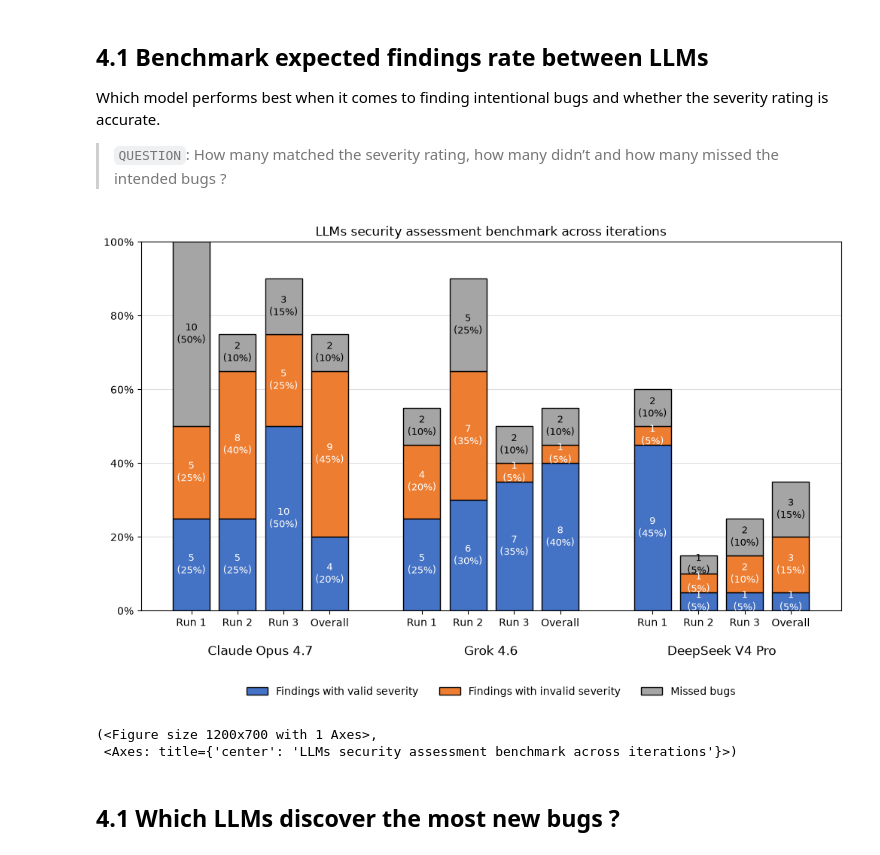
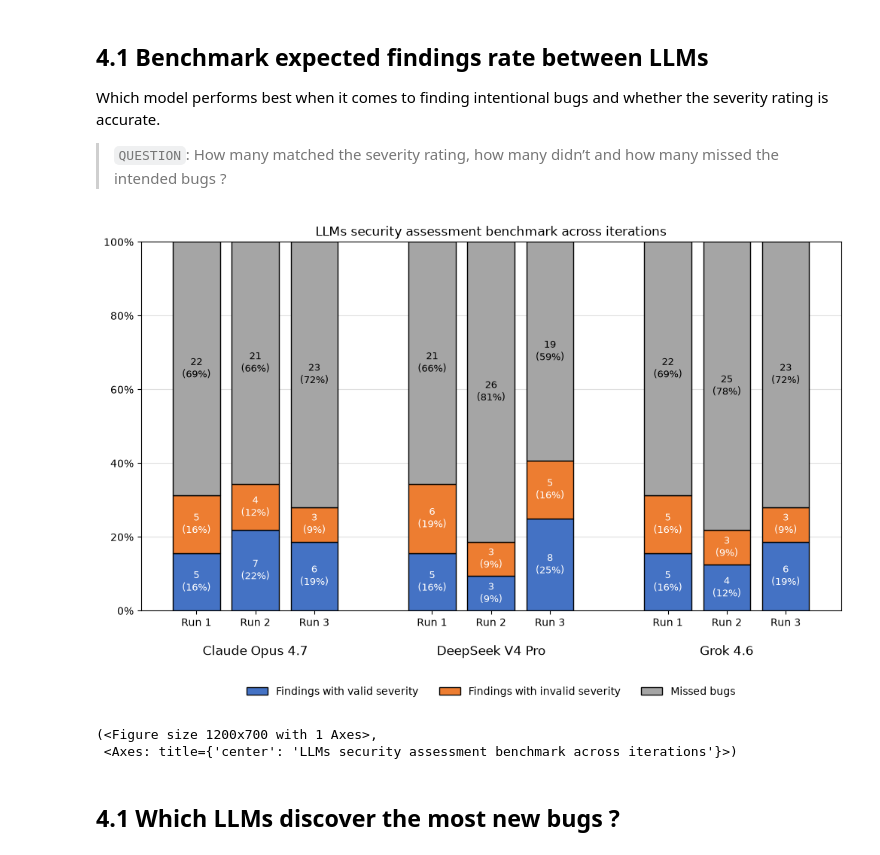
Before and after one commit to hackernese/OpenSec, a Jupyter notebook: results/Analysis.ipynb, the cells around one changed output. Cells and saved outputs as stored; diff of their text form; code cells hidden in the pictures.

```diff
--- a/results/Analysis.ipynb
+++ b/results/Analysis.ipynb
@@ -242,24 +264,22 @@ Which model performs best when it comes to finding intentional bugs and whether
 
 > `QUESTION`: How many matched the severity rating, how many didn’t and how many missed the intended bugs ?
 # %%
-years = ["Claude Opus 4.7", "Grok 4.6", "DeepSeek V4 Pro"]
-regions = ["Run 1", "Run 2", "Run 3", "Overall"]
-
+LABELS = ["Claude Opus 4.7", "DeepSeek V4 Pro", "Grok 4.6"]
 data = {
-    "Findings with valid severity":  [5, 5, 10, 4, 5, 6,7,8,9,1,1,1],
-    "Findings with invalid severity": [5, 8, 5, 9, 4, 7,1,1,1,1,2,3],
-    "Missed bugs": [10, 2, 3, 2, 2, 5,2,2,2,1,2,3],
+    "Findings with valid severity":  VALID_SEVERITY,
+    "Findings with invalid severity": INVALID_SEVERITY,
+    "Missed bugs": MISSED_BUGS,
 }
 
 stacked_bar_groups_percent(
-    years,
-    regions,
+    LABELS,
+    ["Run 1", "Run 2", "Run 3"],
     data,
-    total=20,
+    total=TOTAL_BUGS,
     title="LLMs security assessment benchmark across iterations"
 )
 # %% [output]
-[figure, old version]
+[figure, new version]
 (<Figure size 1200x700 with 1 Axes>,
  <Axes: title={'center': 'LLMs security assessment benchmark across iterations'}>)
 # %% [markdown]
```
Also changed, not shown: parts of 6 cells of this notebook, 4 other files.
